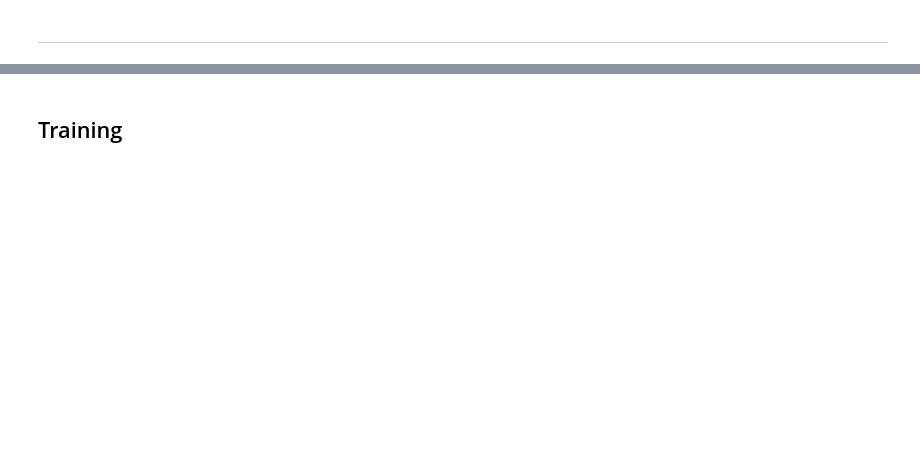
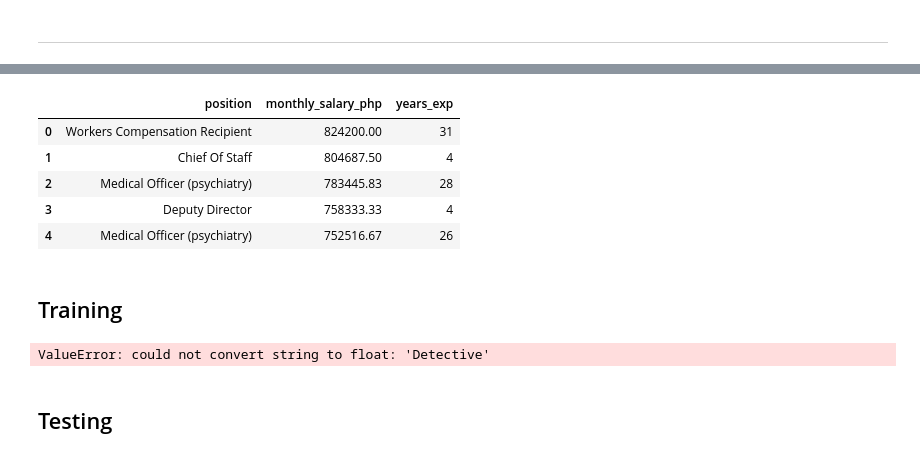
Before and after one commit to SaiKiru/cc19-notebooks, a Jupyter notebook: Final Exam/FinalExam.ipynb, the cells around one changed output, grey strips where cells are left out. Drawn from its saved outputs; the diff is of its cells as text; code cells hidden in the pictures; blank space fills up the shorter version.

```diff
--- a/Final Exam/FinalExam.ipynb
+++ b/Final Exam/FinalExam.ipynb
@@ -163,2 +205,18 @@ df.head(5)
+# %%
+exp_df.drop([
+    'Unnamed: 0',
+    'annual_salary_usd',
+    'date_hired',
+    'annual_salary_php'
+], axis=1, inplace=True)
+
+exp_df.head(5)
+# %% [output]
+|  | position | monthly_salary_php | years_exp |
+| 0 | Workers Compensation Recipient | 824200.00 | 31 |
+| 1 | Chief Of Staff | 804687.50 | 4 |
+| 2 | Medical Officer (psychiatry) | 783445.83 | 28 |
+| 3 | Deputy Director | 758333.33 | 4 |
+| 4 | Medical Officer (psychiatry) | 752516.67 | 26 |
 # %% [markdown]
 ## Training
@@ -164,0 +229,9 @@ df.head(5)
+# %%
+from sklearn.linear_model import LinearRegression
+
+model = LinearRegression()
+model.fit(x_train, y_train)
+# %% [output]
+ValueError: could not convert string to float: 'Detective'
+# %% [markdown]
+## Testing
```
Also changed, not shown: parts of 7 cells of this notebook, 1 other file.
